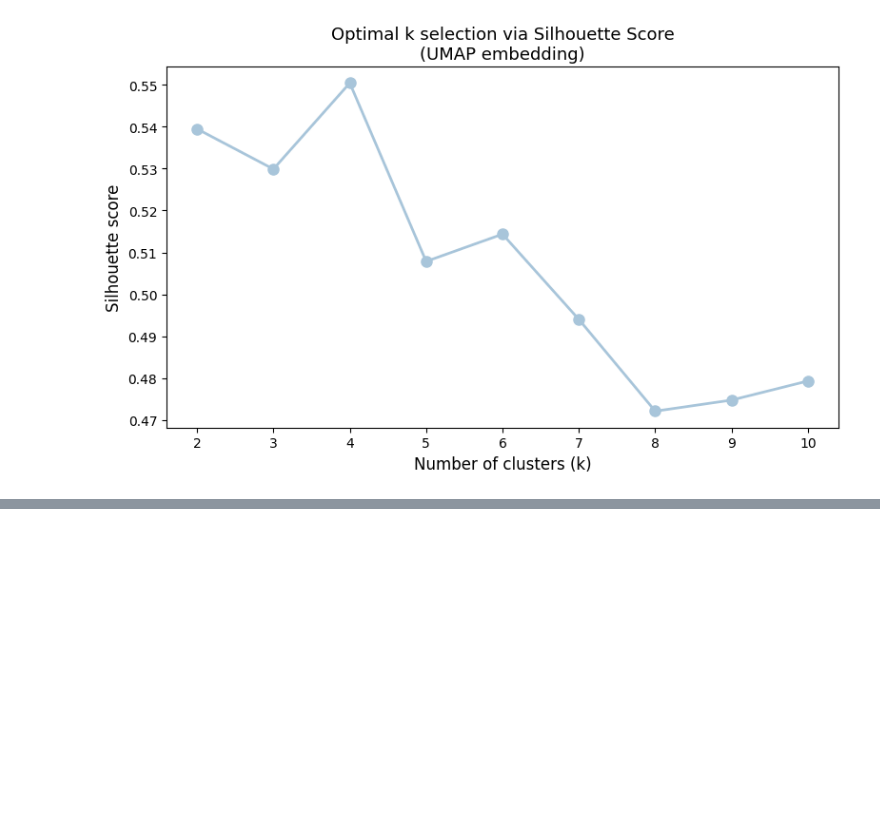
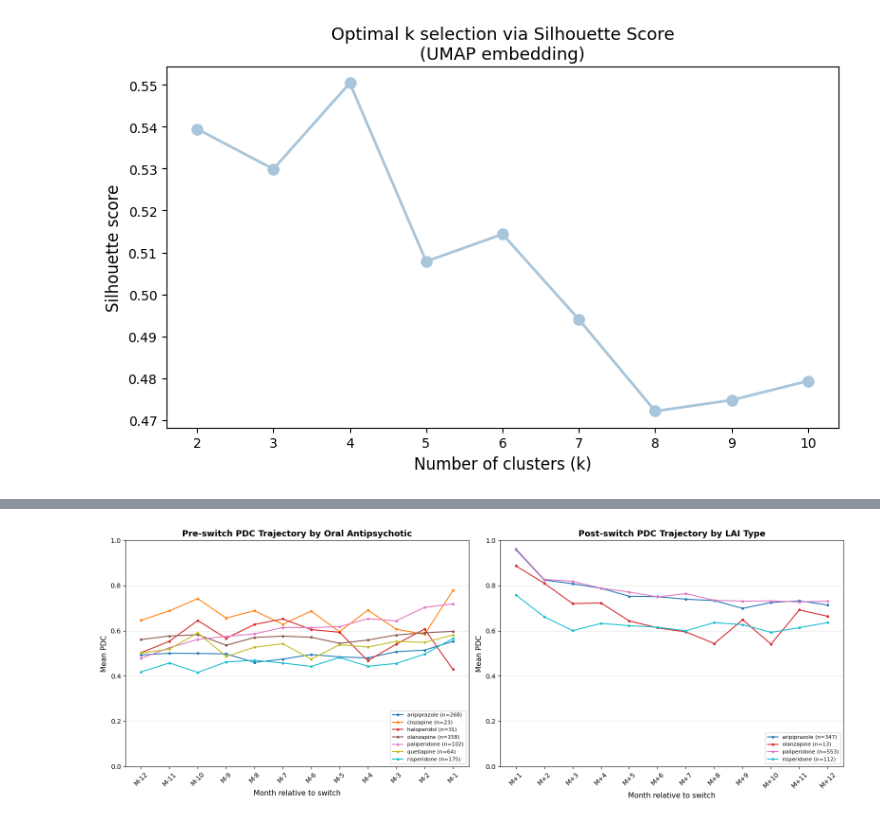
Before and after one commit to laiaraja/Data-sintetica, a Jupyter notebook: src/ADHERENCIA/adh4.ipynb, the cells around one changed output, grey strips where cells are left out. Saved outputs shown, nothing was run; the diff lists cells and outputs as text; code cells hidden in the pictures; blank space fills up the shorter version.

```diff
--- a/src/ADHERENCIA/adh4.ipynb
+++ b/src/ADHERENCIA/adh4.ipynb
@@ -401,0 +993,17 @@ Pipeline(steps=[('scaler', StandardScaler()),
+# %%
+def classify_lai(name):
+    name = str(name).upper()
+    if 'XEPLION' in name or 'TREVICTA' in name or 'INVEGA' in name:     return 'paliperidone'
+    elif 'ABILIFY MAINTENA' in name:                                      return 'aripiprazole'
+    elif 'RISPERDAL CONSTA' in name:                                      return 'risperidone'
+    elif 'ZYPADHERA' in name:                                             return 'olanzapine'
+    elif 'HALDOL' in name or 'HALDOL DEPOT' in name or 'HALDOL DECANOAS' in name: return 'haloperidol'
+    elif 'MODECATE' in name or 'FLUPHENAZIN' in name:                    return 'fluphenazine'
+    elif 'DECENTAN' in name or 'PERPHENAZIN' in name:                    return 'perphenazine'
+    elif 'CLOPIXOL' in name:                                              return 'zuclopenthixol'
+    elif 'FLUANXOL' in name:                                              return 'flupentixol'
+    else:                                                                  return 'other'
+
+# Re-apply
+first_lai['lai_type'] = first_lai['first_lai_product'].apply(classify_lai)
+print(first_lai['lai_type'].value_counts())
@@ -401,0 +1149,58 @@ Pipeline(steps=[('scaler', StandardScaler()),
+# %%
+import matplotlib.pyplot as plt
+import matplotlib.cm as cm
+
+pre_cols  = [f'Month_{i}' for i in range(-12, 0)]
+post_cols = [f'Month_{i}' for i in range(1, 13)]
+month_labels_pre  = [f'M{i}' for i in range(-12, 0)]
+month_labels_post = [f'M+{i}' for i in range(1, 13)]
+
+plot_df = pdc[['idCas'] + pre_cols + post_cols].copy()
+plot_df = plot_df.merge(most_common_oral[['idCas', 'oral_type']], on='idCas', how='left')
+plot_df = plot_df.merge(first_lai[['idCas', 'lai_type']], on='idCas', how='left')
+
+oral_types = sorted([o for o in plot_df['oral_type'].dropna().unique() if o != 'other'])
+lai_types  = sorted([l for l in plot_df['lai_type'].dropna().unique() if l != 'other'])
+
+colors_oral = cm.tab10(np.linspace(0, 1, len(oral_types)))
+colors_lai  = cm.tab10(np.linspace(0, 1, len(lai_types)))
+
+fig, axes = plt.subplots(1, 2, figsize=(16, 6))
+
+# ── Plot 1: Oral type — pre-switch ────────────────────────────────────────────
+for oral, color in zip(oral_types, colors_oral):
+    subset = plot_df[plot_df['oral_type'] == oral]
+    mean_traj = subset[pre_cols].mean()
+    n = len(subset)
+    axes[0].plot(month_labels_pre, mean_traj.values, marker='o', markersize=3,
+                 label=f'{oral} (n={n})', color=color)
+
+axes[0].set_title('Pre-switch PDC Trajectory by Oral Antipsychotic', fontsize=13, fontweight='bold')
+axes[0].set_xlabel('Month relative to switch', fontsize=11)
+axes[0].set_ylabel('Mean PDC', fontsize=11)
+axes[0].set_ylim(0, 1)
+axes[0].legend(fontsize=8, loc='lower right')
+axes[0].tick_params(axis='x', rotation=45)
+axes[0].grid(axis='y', alpha=0.3)
+
+# ── Plot 2: LAI type — post-switch ────────────────────────────────────────────
+for lai, color in zip(lai_types, colors_lai):
+    subset = plot_df[plot_df['lai_type'] == lai]
+    mean_traj = subset[post_cols].mean()
+    n = len(subset)
+    axes[1].plot(month_labels_post, mean_traj.values, marker='o', markersize=3,
+                 label=f'{lai} (n={n})', color=color)
+
+axes[1].set_title('Post-switch PDC Trajectory by LAI Type', fontsize=13, fontweight='bold')
+axes[1].set_xlabel('Month relative to switch', fontsize=11)
+axes[1].set_ylabel('Mean PDC', fontsize=11)
+axes[1].set_ylim(0, 1)
+axes[1].legend(fontsize=8, loc='lower right')
+axes[1].tick_params(axis='x', rotation=45)
+axes[1].grid(axis='y', alpha=0.3)
+
+plt.tight_layout()
+plt.savefig('pdc_trajectory_by_drug.png', dpi=150, bbox_inches='tight')
+plt.show()
+# %% [output]
+[figure, added]
```
Also changed, not shown: parts of 46 cells of this notebook, 16 other files.
